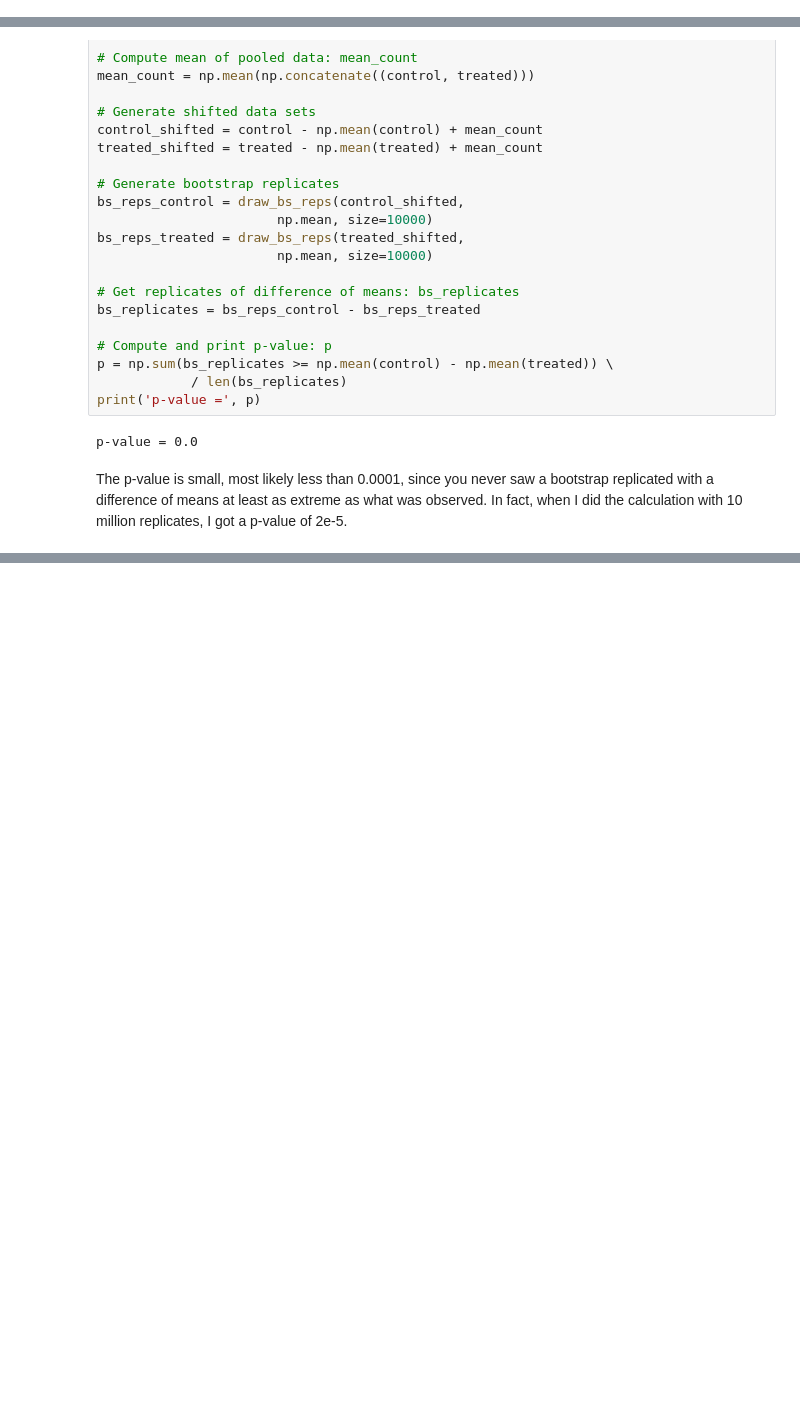
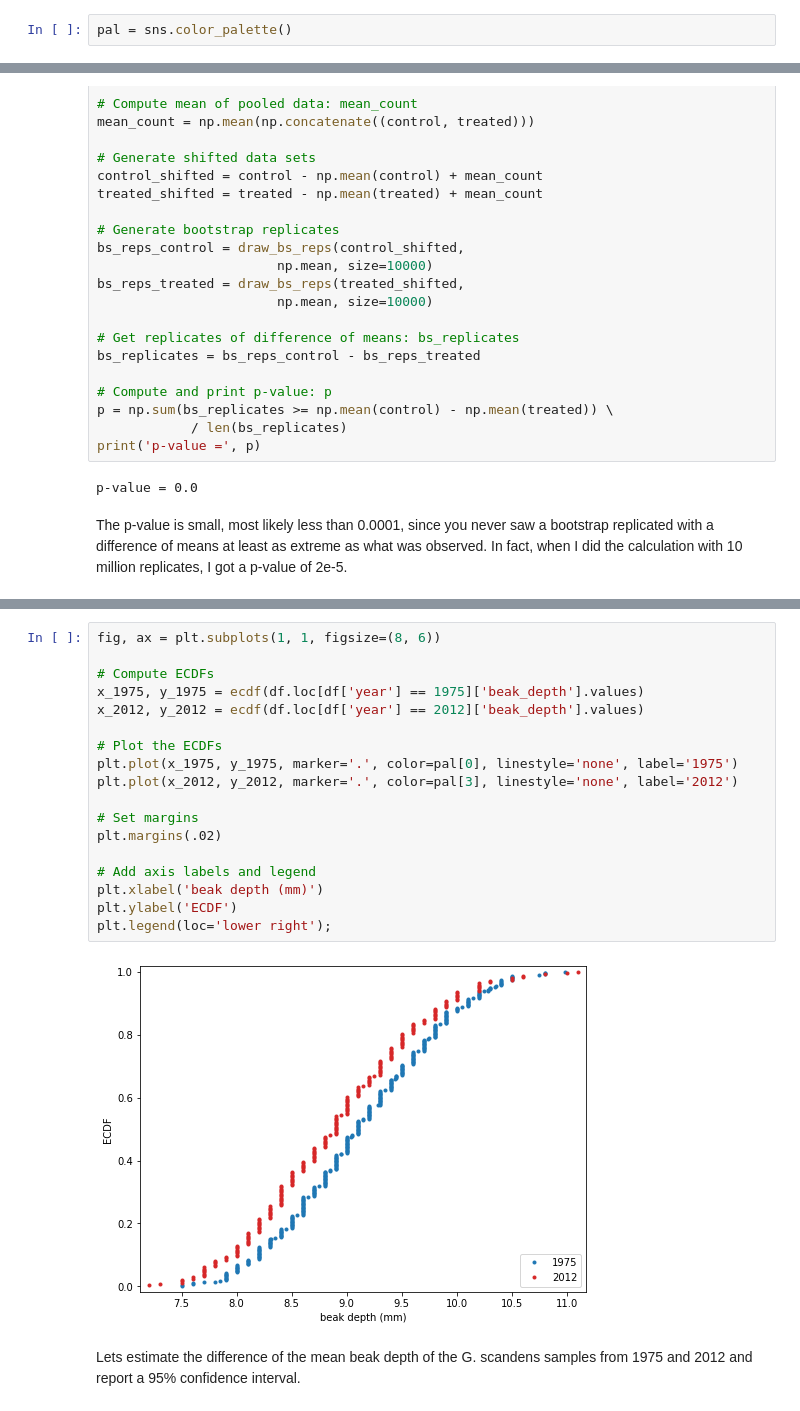
Before and after one commit to Sz593/Python_Notes, a Jupyter notebook: 2-1 Statistical Thinking in Python.ipynb, the cells around one changed output, grey strips where cells are left out. Cells and saved outputs as stored; diff of their text form; blank space fills up the shorter version.

```diff
--- a/2-1 Statistical Thinking in Python.ipynb
+++ b/2-1 Statistical Thinking in Python.ipynb
@@ -46,6 +49,8 @@ from scipy import stats, special
 # plotting
 import matplotlib.pyplot as plt
 import seaborn as sns
+# %%
+pal = sns.color_palette()
 # %% [markdown]
 ### Introduction to Exploratory Data Analysis
 [[back to top]](#Table-of-Contents)
@@ -679,0 +721,22 @@ The p-value is small, most likely less than 0.0001, since you never saw a bootst
+# %%
+fig, ax = plt.subplots(1, 1, figsize=(8, 6))
+
+# Compute ECDFs
+x_1975, y_1975 = ecdf(df.loc[df['year'] == 1975]['beak_depth'].values)
+x_2012, y_2012 = ecdf(df.loc[df['year'] == 2012]['beak_depth'].values)
+
+# Plot the ECDFs
+plt.plot(x_1975, y_1975, marker='.', color=pal[0], linestyle='none', label='1975')
+plt.plot(x_2012, y_2012, marker='.', color=pal[3], linestyle='none', label='2012')
+
+# Set margins
+plt.margins(.02)
+
+# Add axis labels and legend
+plt.xlabel('beak depth (mm)')
+plt.ylabel('ECDF')
+plt.legend(loc='lower right');
+# %% [output]
+[figure, added]
+# %% [markdown]
+Lets estimate the difference of the mean beak depth of the G. scandens samples from 1975 and 2012 and report a 95% confidence interval.
```
Also changed, not shown: parts of 36 cells of this notebook, 6 other files.
